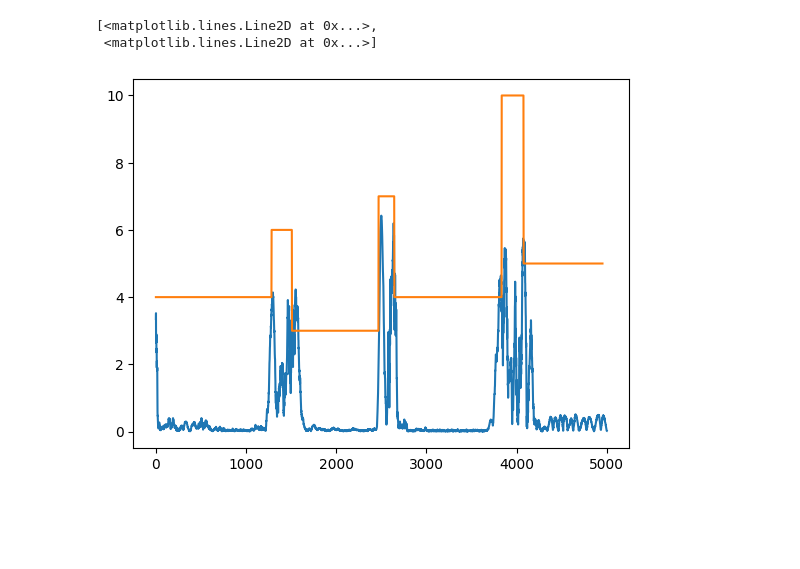
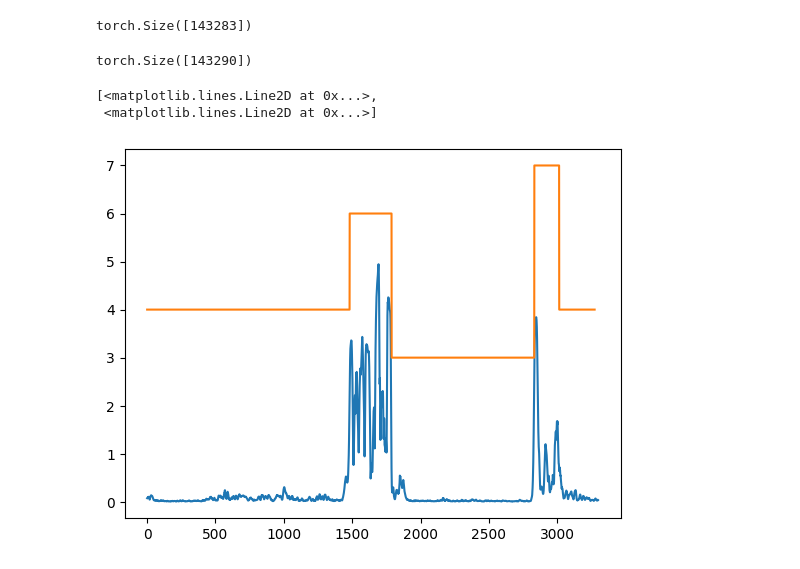
Before and after one commit to mbisan/stsc-har, a Jupyter notebook: visualize.ipynb, the cells around one changed output. Cells and saved outputs as stored; diff of their text form; code cells hidden in the pictures; blank space fills up the shorter version.

```diff
--- a/visualize.ipynb
+++ b/visualize.ipynb
@@ -67,0 +59,5 @@ LOCAL_RANK: 0 - CUDA_VISIBLE_DEVICES: [0]
+# %%
+normalized_rpr = torch.nn.functional.normalize(model.rpr)
+# %%
+diff = (normalized_rpr[:-model.window_size, :] - normalized_rpr[model.window_size:, :]).square().sum(-1) + 1e-8
+dissimilarities = diff.sqrt()
@@ -67,0 +72,4 @@ LOCAL_RANK: 0 - CUDA_VISIBLE_DEVICES: [0]
+# %%
+dissimilarities_smooth.shape
+# %% [output]
+torch.Size([143283])
@@ -68,6 +78,14 @@ LOCAL_RANK: 0 - CUDA_VISIBLE_DEVICES: [0]
+# %%
+kernel = 1/(1+np.power(np.arange(-9, 10), 2))
+# %%
+new_curve = torch.nn.functional.conv1d(dissimilarities.unsqueeze(0), torch.from_numpy(kernel).float().unsqueeze(0).unsqueeze(0)).squeeze()
+# %%
+new_curve.shape
+# %% [output]
+torch.Size([143290])
 # %%
-plt.plot(np.arange(d), model.dissimilarities[:d], np.arange(len(labels)-48), labels[48:])
+plt.plot(np.arange(d), new_curve[:d], np.arange(len(labels)-25), labels[25:])
 # %% [output]
 [<matplotlib.lines.Line2D at 0x...>,
  <matplotlib.lines.Line2D at 0x...>]
-[figure, old version]
+[figure, new version]
```
Also changed, not shown: parts of 9 cells of this notebook, 6 other files.
